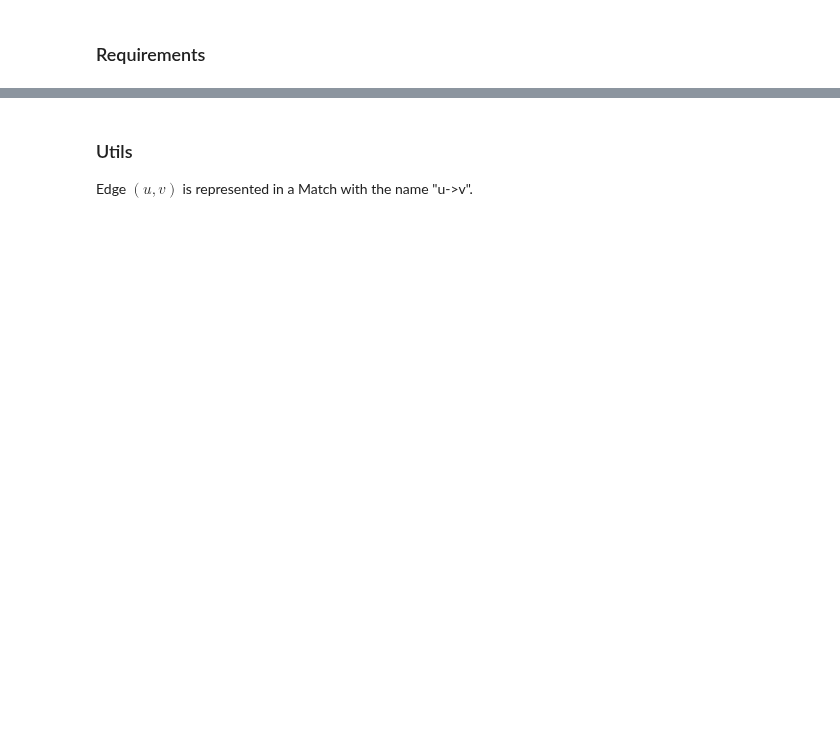
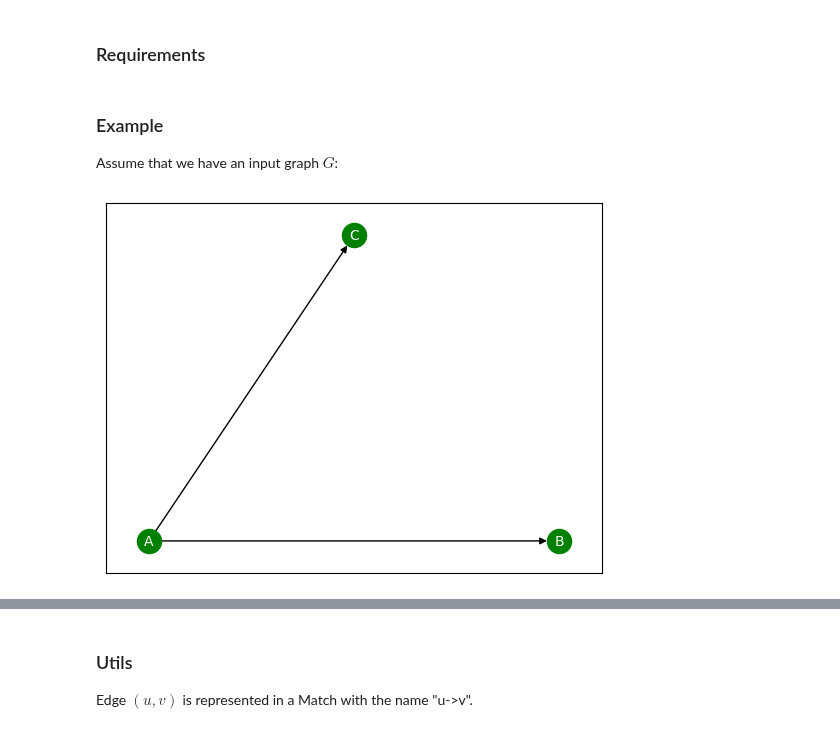
Before and after one commit to DeanLight/graph_rewrite, a Jupyter notebook: nbs/02_match_class.ipynb, the cells around one changed output, grey strips where cells are left out. Saved outputs shown, nothing was run; the diff lists cells and outputs as text; code cells hidden in the pictures; blank space fills up the shorter version.

```diff
--- a/nbs/02_match_class.ipynb
+++ b/nbs/02_match_class.ipynb
@@ -18,0 +22,7 @@ from typing import *
+# %% [markdown]
+### Example
+Assume that we have an input graph $G$:
+# %%
+_plot_graph(_create_graph(['A','B','C'], [('A','B'), ('A','C')]))
+# %% [output]
+[figure, added]
```
Also changed, not shown: parts of 27 cells of this notebook, 5 other files.
